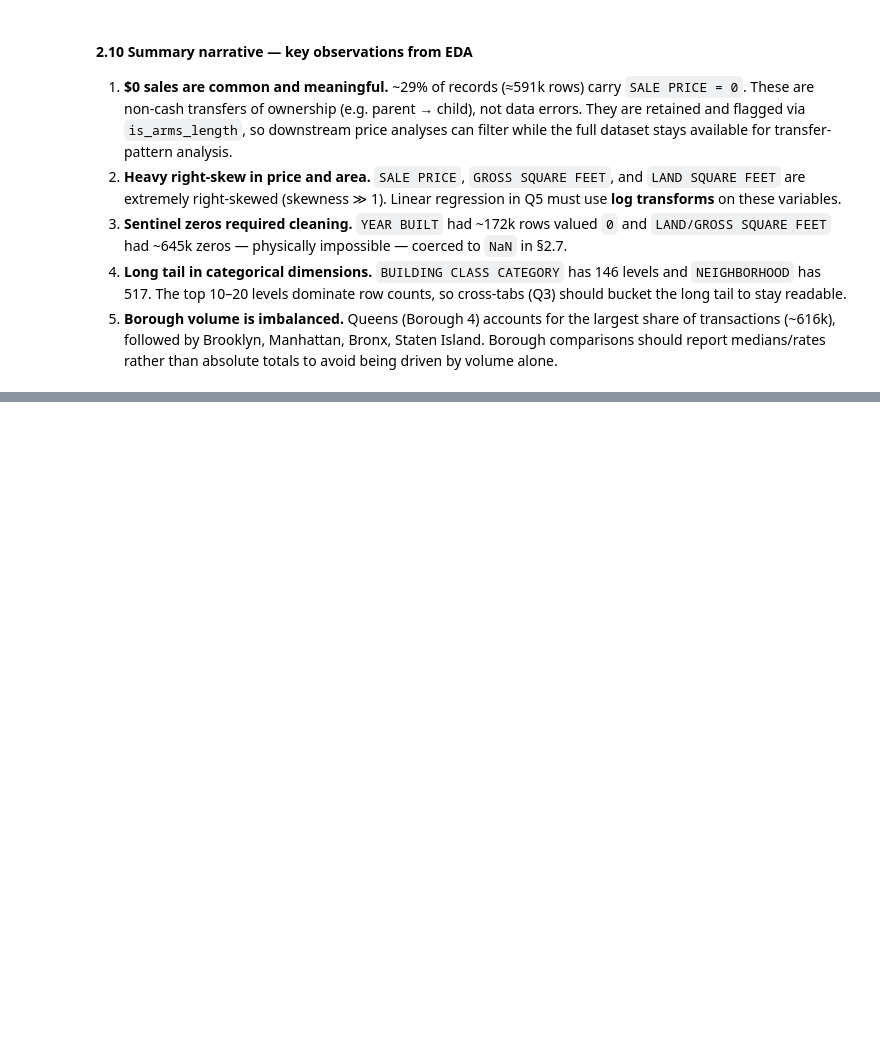
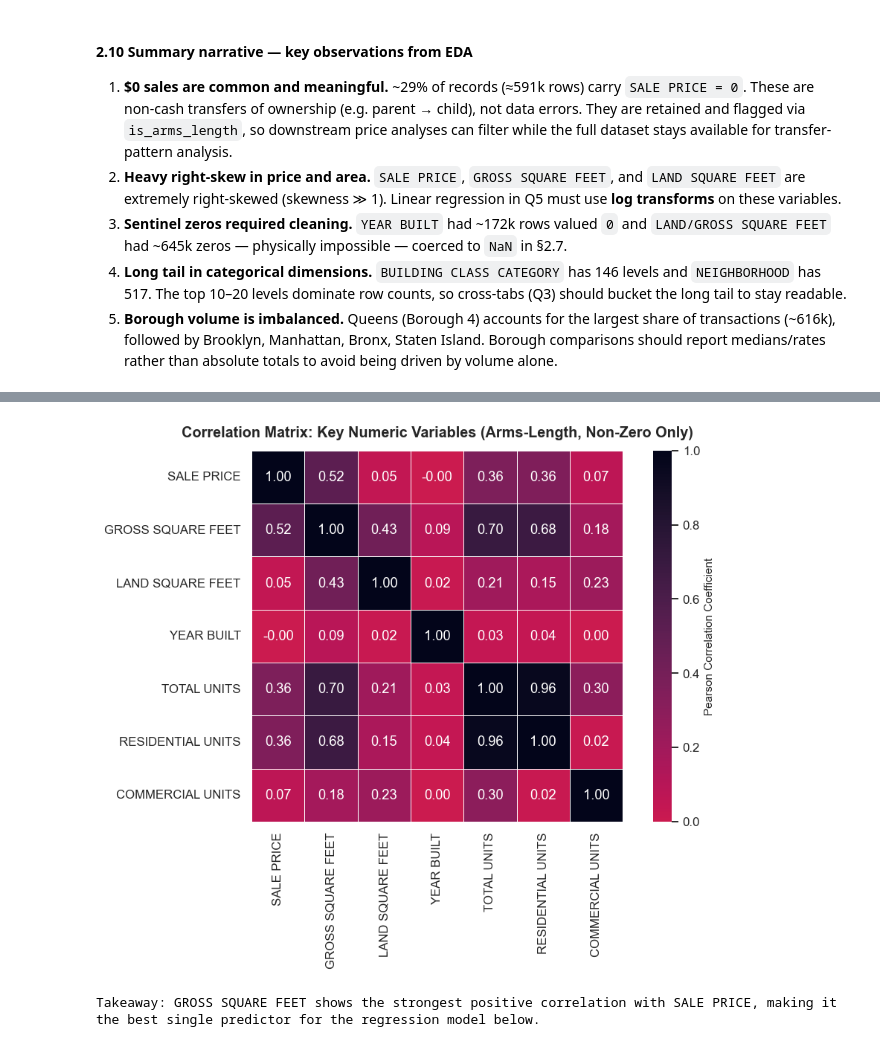
Before and after one commit to Kau4r/NYCPS, a Jupyter notebook: NYC_BA_PROJECT.ipynb, the cells around one changed output, grey strips where cells are left out. Saved outputs shown, nothing was run; the diff lists cells and outputs as text; code cells hidden in the pictures; blank space fills up the shorter version.

```diff
--- a/NYC_BA_PROJECT.ipynb
+++ b/NYC_BA_PROJECT.ipynb
@@ -370,0 +610,32 @@ plt.show()
+# %%
+# --- Step 1: Correlation Matrix ---
+# Select arms-length transactions with valid positive physical attributes
+q5_corr_data = data.loc[
+    data['is_arms_length'] &
+    (data['SALE PRICE'] > 0) &
+    (data['GROSS SQUARE FEET'] > 0) &
+    (data['LAND SQUARE FEET'] > 0) &
+    (data['YEAR BUILT'] > 0) &
+    (data['TOTAL UNITS'] > 0)
+].copy()
+
+corr_vars = ['SALE PRICE', 'GROSS SQUARE FEET', 'LAND SQUARE FEET', 'YEAR BUILT', 'TOTAL UNITS',
+             'RESIDENTIAL UNITS', 'COMMERCIAL UNITS']
+q5_corr_data = q5_corr_data[corr_vars].dropna()
+
+corr_matrix = q5_corr_data.corr()
+
+fig, ax = plt.subplots(figsize=(9, 7))
+sns.heatmap(corr_matrix, annot=True, fmt='.2f', cmap='rocket_r', center=0,
+            linewidths=0.5, square=True, ax=ax,
+            cbar_kws={'label': 'Pearson Correlation Coefficient'})
+ax.set_title('Correlation Matrix: Key Numeric Variables (Arms-Length, Non-Zero Only)',
+             fontsize=13, fontweight='bold', pad=12)
+plt.tight_layout()
+plt.show()
+
+print('Takeaway: GROSS SQUARE FEET shows the strongest positive correlation with SALE PRICE, '
+      'making it the best single predictor for the regression model below.')
+# %% [output]
+[figure, added]
+Takeaway: GROSS SQUARE FEET shows the strongest positive correlation with SALE PRICE, making it the best single predictor for the regression model below.
```
Also changed, not shown: parts of 29 cells of this notebook, 2 other files.
